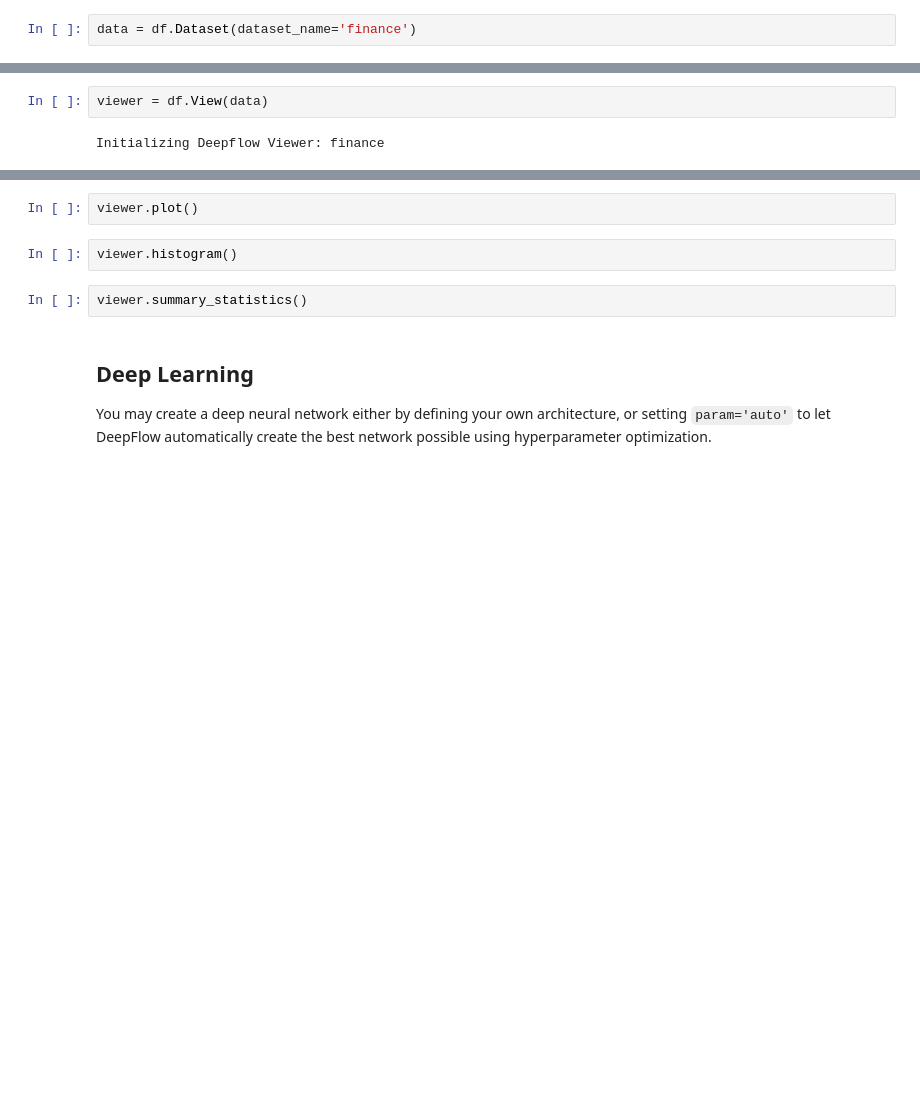
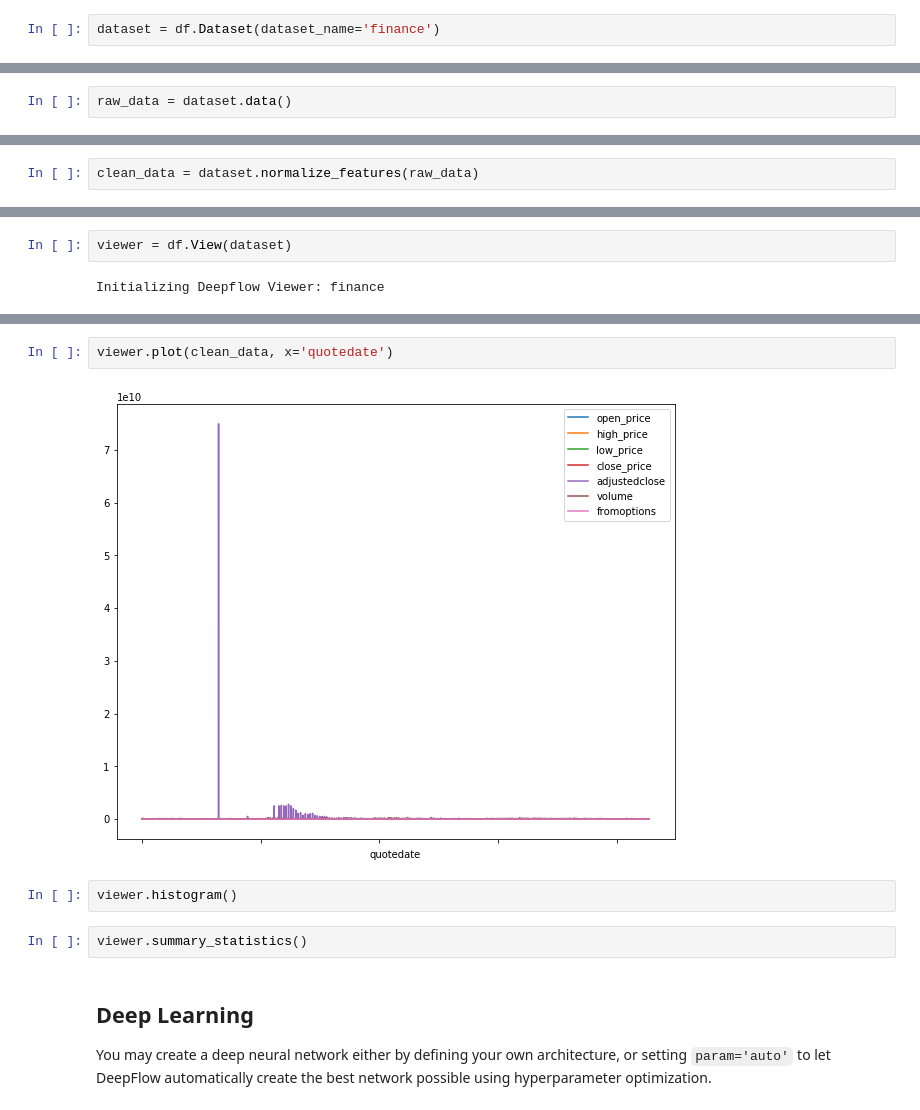
Before and after one commit to yazanobeidi/deep-flow, a Jupyter notebook: user_interface.ipynb, the cells around one changed output, grey strips where cells are left out. Drawn from its saved outputs; the diff is of its cells as text; blank space fills up the shorter version.

Commit message:
update deepflow dataset, viewer

```diff
--- a/user_interface.ipynb
+++ b/user_interface.ipynb
@@ -7,6 +8,6 @@ import DeepFlow as df
 
 This class creates a dataset object. You may perform various data cleaning and preparation tasks here. This dataset object will be passed into the visualizer and the learner later on.
 # %%
-data = df.Dataset(dataset_name='finance')
+dataset = df.Dataset(dataset_name='finance')
 # %% [output]
 Initializing DeepFlow Dataset: finance
@@ -16,0 +27,2 @@ data.normalize_features()
+# %%
+raw_data = dataset.data()
@@ -16,0 +33,2 @@ data.normalize_features()
+# %%
+clean_data = dataset.normalize_features(raw_data)
@@ -17,7 +41,7 @@ data.normalize_features()
 # %% [markdown]
 ## Data Visualizer
 # %%
-viewer = df.View(data)
+viewer = df.View(dataset)
 # %% [output]
 Initializing Deepflow Viewer: finance
 # %%
@@ -25,5 +68,7 @@ viewer.table()
 # %%
-viewer.plot()
+viewer.plot(clean_data, x='quotedate')
+# %% [output]
+[figure, added]
 # %%
 viewer.histogram()
 # %%
```
Also changed, not shown: parts of 12 cells of this notebook, 4 other files.
